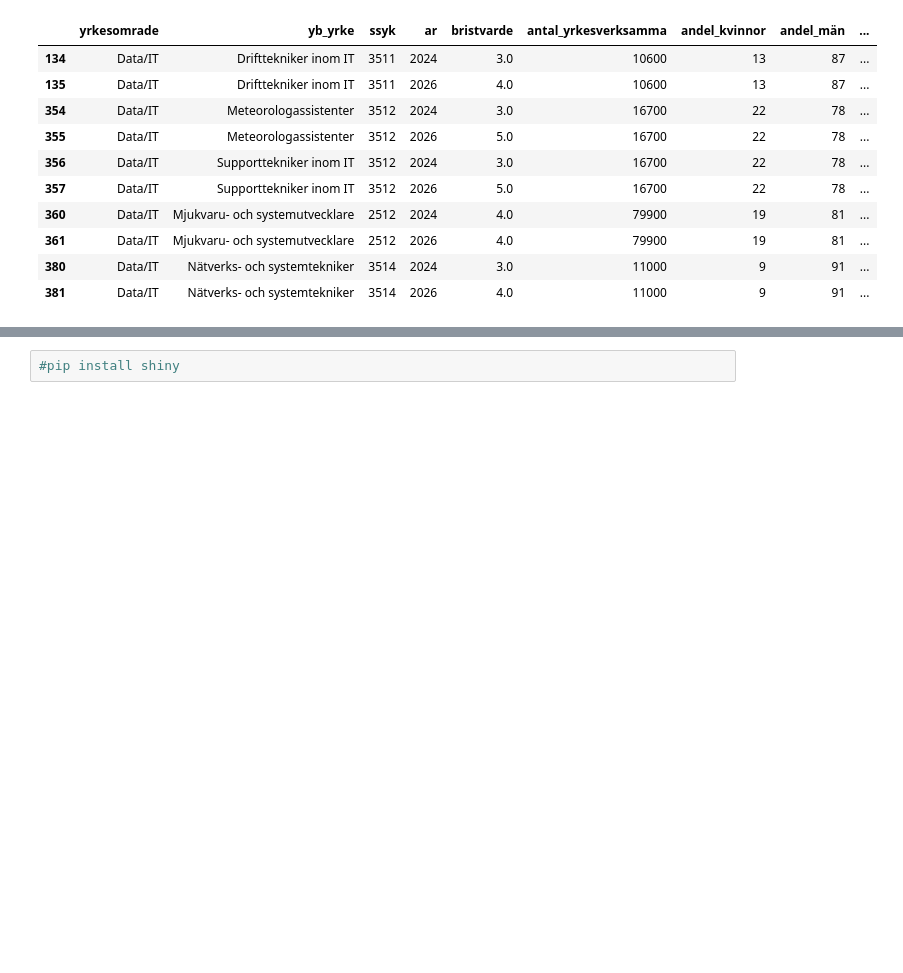
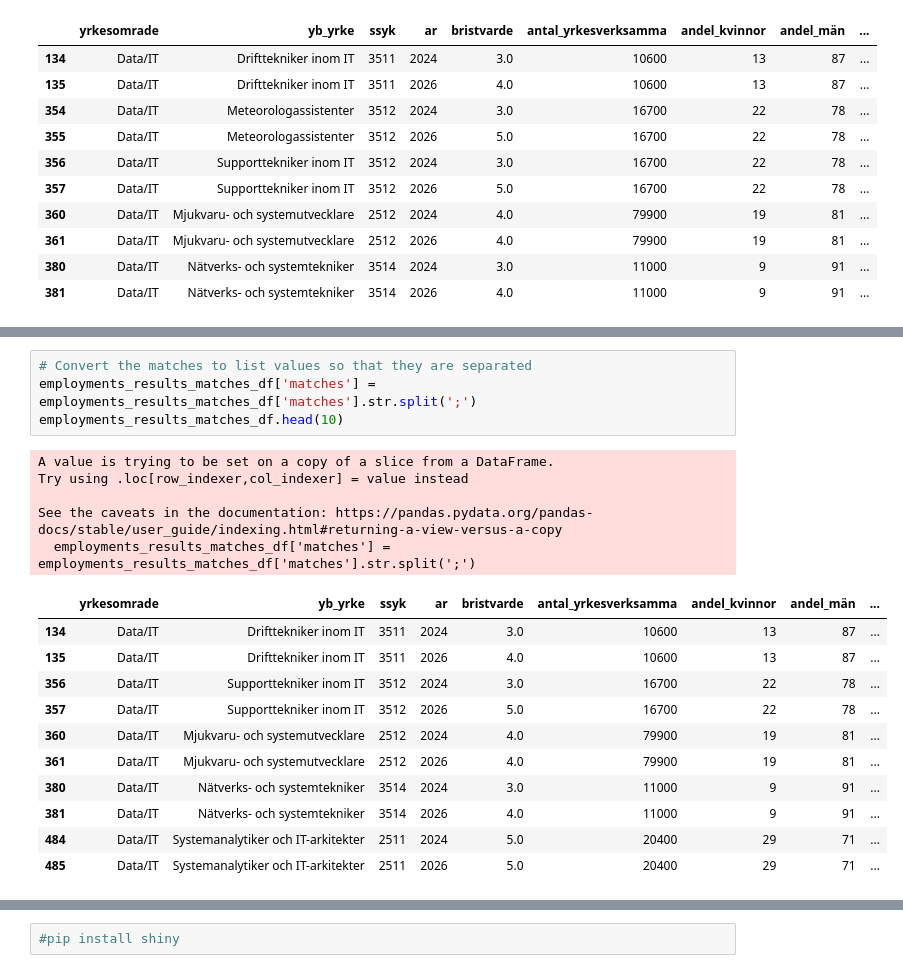
Before and after one commit to Lovisaj01/Open-Data-Project, a Jupyter notebook: preprocessing.ipynb, the cells around one changed output, grey strips where cells are left out. Drawn from its saved outputs; the diff is of its cells as text; blank space fills up the shorter version.

```diff
--- a/preprocessing.ipynb
+++ b/preprocessing.ipynb
@@ -986,0 +999,21 @@ df.head(10)
+# %%
+# Convert the matches to list values so that they are separated
+employments_results_matches_df['matches'] = employments_results_matches_df['matches'].str.split(';')
+employments_results_matches_df.head(10)
+# %% [output]
+A value is trying to be set on a copy of a slice from a DataFrame.
+Try using .loc[row_indexer,col_indexer] = value instead
+
+See the caveats in the documentation: https://pandas.pydata.org/pandas-docs/stable/user_guide/indexing.html#returning-a-view-versus-a-copy
+  employments_results_matches_df['matches'] = employments_results_matches_df['matches'].str.split(';')
+|  | yrkesomrade | yb_yrke | ssyk | ar | bristvarde | antal_yrkesverksamma | andel_kvinnor | andel_män | ... |
+| 134 | Data/IT | Drifttekniker inom IT | 3511 | 2024 | 3.0 | 10600 | 13 | 87 | ... |
+| 135 | Data/IT | Drifttekniker inom IT | 3511 | 2026 | 4.0 | 10600 | 13 | 87 | ... |
+| 356 | Data/IT | Supporttekniker inom IT | 3512 | 2024 | 3.0 | 16700 | 22 | 78 | ... |
+| 357 | Data/IT | Supporttekniker inom IT | 3512 | 2026 | 5.0 | 16700 | 22 | 78 | ... |
+| 360 | Data/IT | Mjukvaru- och systemutvecklare | 2512 | 2024 | 4.0 | 79900 | 19 | 81 | ... |
+| 361 | Data/IT | Mjukvaru- och systemutvecklare | 2512 | 2026 | 4.0 | 79900 | 19 | 81 | ... |
+| 380 | Data/IT | Nätverks- och systemtekniker | 3514 | 2024 | 3.0 | 11000 | 9 | 91 | ... |
+| 381 | Data/IT | Nätverks- och systemtekniker | 3514 | 2026 | 4.0 | 11000 | 9 | 91 | ... |
+| 484 | Data/IT | Systemanalytiker och IT-arkitekter | 2511 | 2024 | 5.0 | 20400 | 29 | 71 | ... |
+| 485 | Data/IT | Systemanalytiker och IT-arkitekter | 2511 | 2026 | 5.0 | 20400 | 29 | 71 | ... |
```
Also changed, not shown: parts of 8 cells of this notebook.
